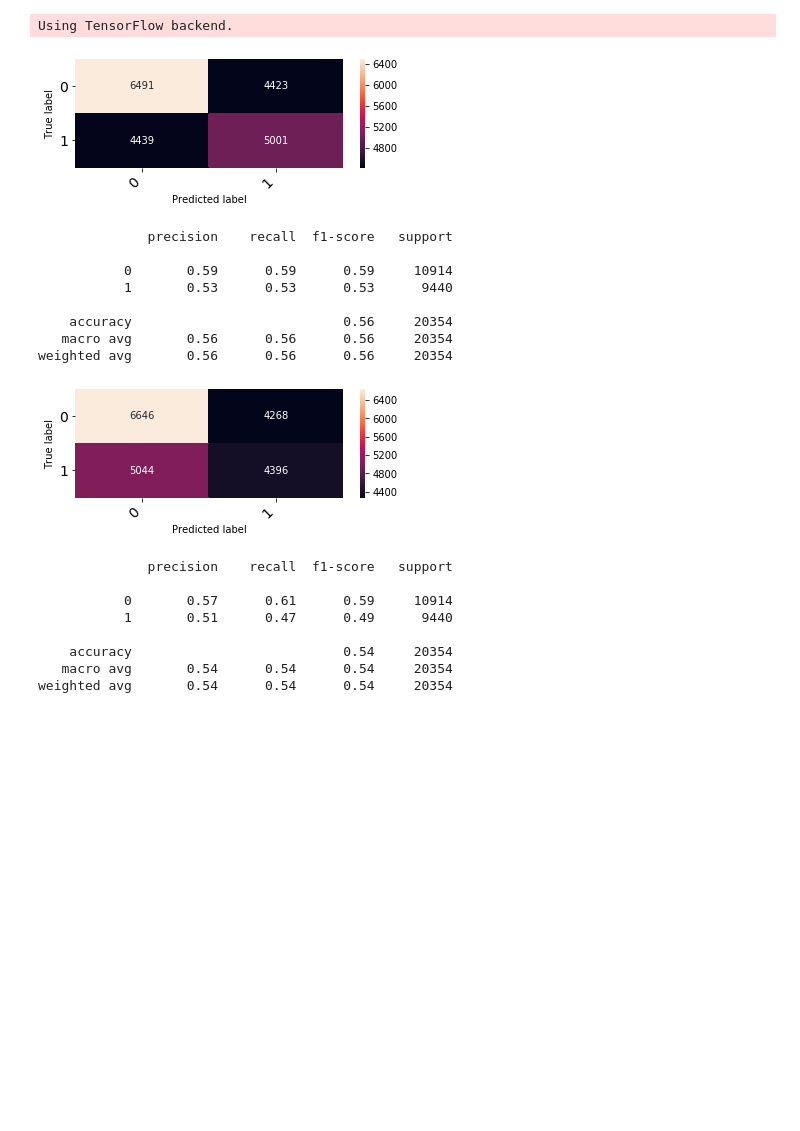
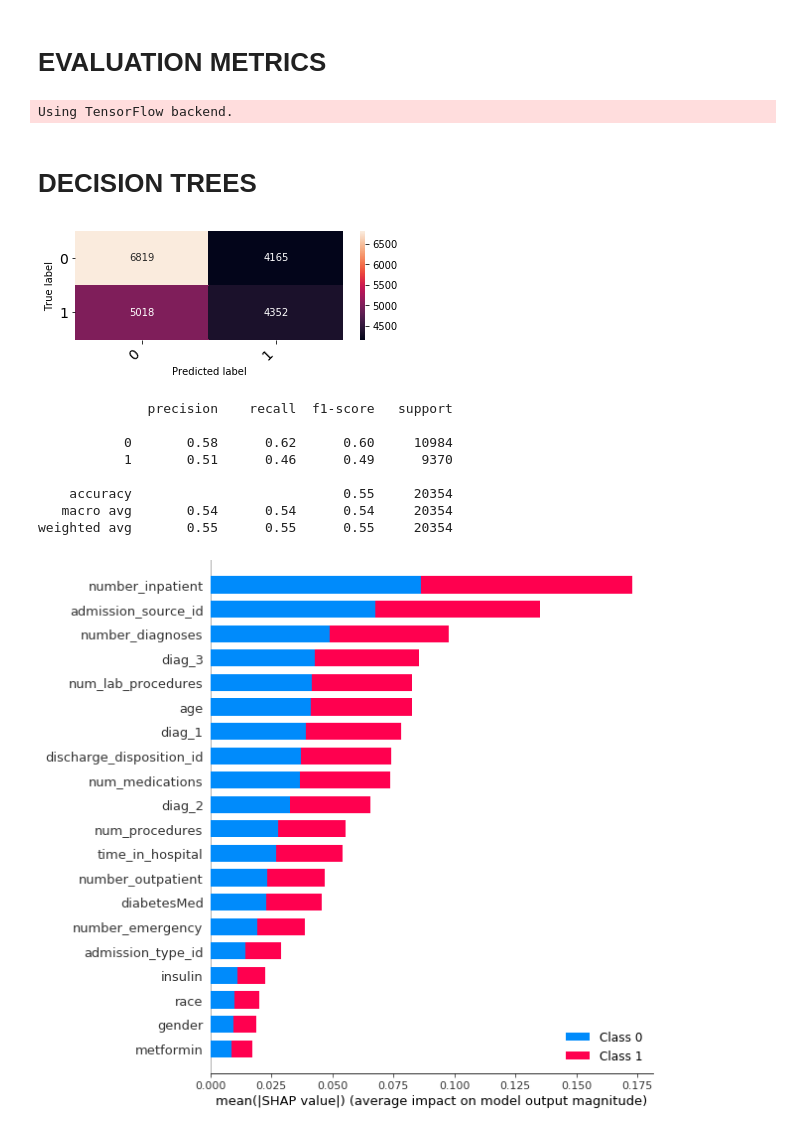
Before and after one commit to surya-kanoria/Diabetes-Patient-Readmission, a Jupyter notebook: Prediction.ipynb, the cells around one changed output. Cells and saved outputs as stored; diff of their text form; code cells hidden in the pictures; blank space fills up the shorter version.

```diff
--- a/Prediction.ipynb
+++ b/Prediction.ipynb
@@ -215,6 +251,11 @@ from sklearn.preprocessing import LabelEncoder,OneHotEncoder
 from sklearn.feature_extraction.text import CountVectorizer
 from scipy.sparse import hstack,vstack
 
+
+# This is a class compatible with Sklearn's Pipeline
+# meant for tree-like models
+# which label encoding for categorical features
+# and keeps the numerical features as it is
 class FeatureEngineeringForTrees:
 
     def get_encoding(self,column):
@@ -267,8 +308,12 @@ class FeatureEngineeringForTrees:
         }
         x = None
         self.encoder = {}
+        self.index_feature_map = {}
+        index = 0
         for label, column in data.items():
             if(label in self.categorical_indices):
+                self.index_feature_map[index] = label
+                index = index + 1
                 if(self.categorical_indices[label] == True):
                     encoded_data,self.encoder[label] = self.get_encoding(column)
                     encoded_data = encoded_data.reshape(-1,1)
@@ -291,6 +336,9 @@ class FeatureEngineeringForTrees:
                 else:
                     x = column if x is None else np.hstack((x,column.values.reshape(-1,1)))
         return x
+# %% [markdown]
+EVALUATION METRICS
+=================
 # %%
 from sklearn.metrics import confusion_matrix
 %matplotlib inline
@@ -388,37 +435,29 @@ y = (data["readmitted"].astype('str')).apply(lambda x: 0 if x == "NO" else 1)
 X_train, X_test, y_train, y_test = split_data(data,y)
 # %% [output]
 Using TensorFlow backend.
-# %%
-# pipeline.score(X_train,y_train)
-pipeline = make_pipeline(FeatureEngineering(),DecisionTreeClassifier())
-pipeline.fit(X_train,y_train)
-pipeline.score(X_train,y_train)
-pipeline.score(X_test,y_test)
-generate_results_for_trees(pipeline,X_test,y_test)
-# %% [output]
-[figure, removed]
-              precision    recall  f1-score   support
-
-           0       0.59      0.59      0.59     10914
-           1       0.53      0.53      0.53      9440
-
-    accuracy                           0.56     20354
-   macro avg       0.56      0.56      0.56     20354
-weighted avg       0.56      0.56      0.56     20354
+# %% [markdown]
+DECISION TREES
+==============
 # %%
 feature_engineering = FeatureEngineeringForTrees()
 encoded_training_data = feature_engineering.fit_transform(X_train,y_train)
 clf = DecisionTreeClassifier()
 clf.fit(encoded_training_data,y_train)
 encoded_test_data = feature_engineering.transform(X_test)
 generate_results_for_trees(clf,encoded_test_data,y_test)
+
+explainer = shap.TreeExplainer(clf)
+shap_values = explainer.shap_values(encoded_test_data,y_test)
+shap.force_plot(explainer.expected_value[0], shap_values[0][0:100],encoded_test_data,list(feature_engineering.index_feature_map.values()))
+shap.summary_plot(shap_values,encoded_test_data,list(feature_engineering.index_feature_map.values()))
 # %% [output]
-[figure, old version]
+[figure, new version]
               precision    recall  f1-score   support
 
-           0       0.57      0.61      0.59     10914
-           1       0.51      0.47      0.49      9440
+           0       0.58      0.62      0.60     10984
+           1       0.51      0.46      0.49      9370
 
-    accuracy                           0.54     20354
+    accuracy                           0.55     20354
    macro avg       0.54      0.54      0.54     20354
-weighted avg       0.54      0.54      0.54     20354
+weighted avg       0.55      0.55      0.55     20354
+[figure, added]
```
Also changed, not shown: parts of 25 cells of this notebook.
